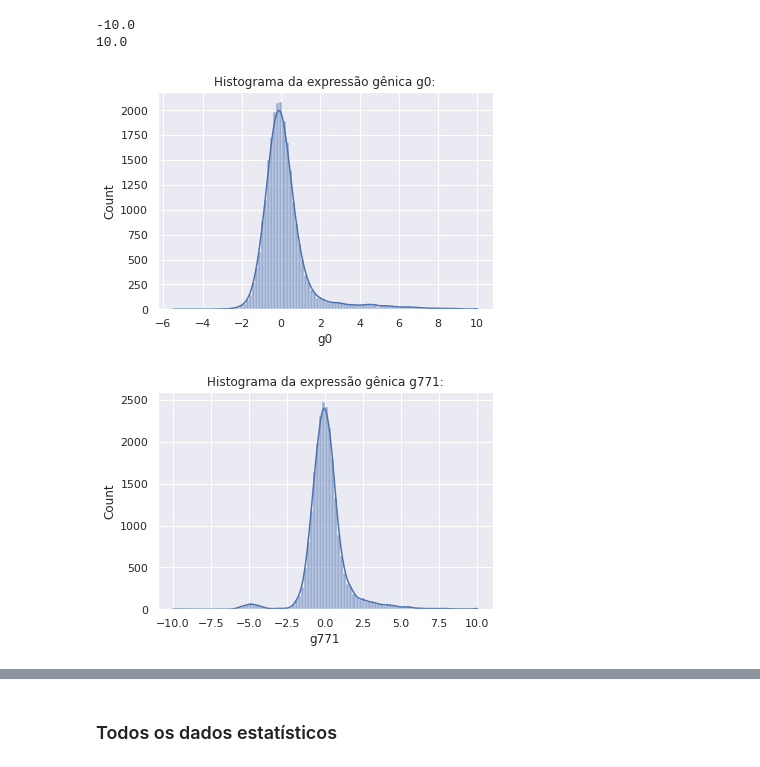
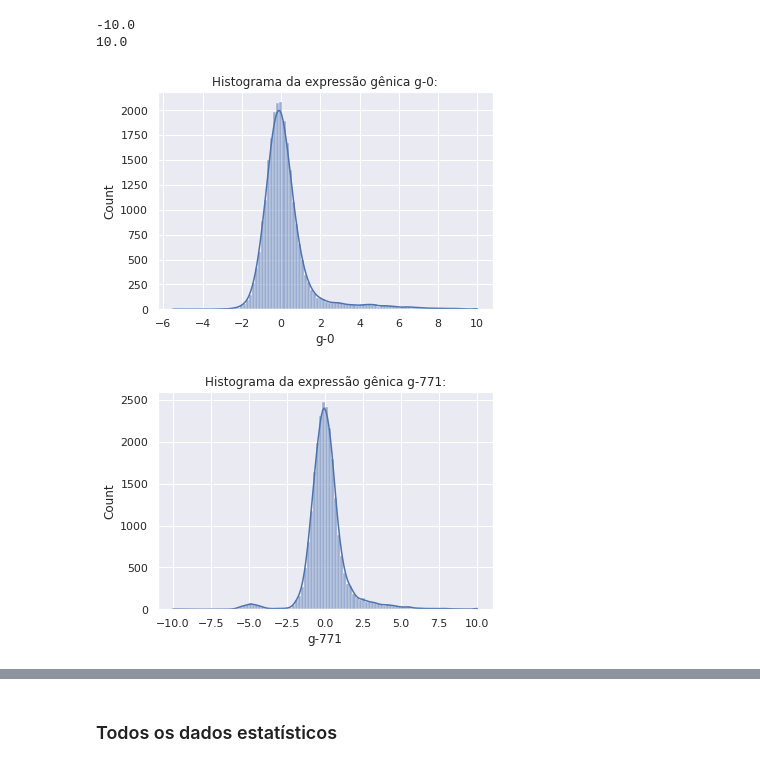
Before and after one commit to jessicasilvacodes/imersao-dados-3-alura, a Jupyter notebook: imersao_dados_alura.ipynb, the cells around one changed output, grey strips where cells are left out. Saved outputs shown, nothing was run; the diff lists cells and outputs as text; code cells hidden in the pictures.

```diff
--- a/imersao_dados_alura.ipynb
+++ b/imersao_dados_alura.ipynb
@@ -76,4 +73,0 @@ Tirar o hífen dos títulos das colunas:
-# %%
-names = dados.columns.tolist()
-names = [item.replace("-", "") for item in names]
-dados.columns = names
@@ -272,14 +250,14 @@ print(dados['g771'].max())
 10.0
 # %%
 plt.figure(figsize=(6, 4))
-ax = sns.histplot(x = 'g0', data = dados, bins = 100, kde = True)
-ax.set_title('Histograma da expressão gênica g0:')
+ax = sns.histplot(x = 'g-0', data = dados, bins = 100, kde = True)
+ax.set_title('Histograma da expressão gênica g-0:')
 plt.show()
 
 plt.figure(figsize=(6, 4))
-ax = sns.histplot(x = 'g771', data = dados, bins = 100, kde = True)
-ax.set_title('Histograma da expressão gênica g771:')
+ax = sns.histplot(x = 'g-771', data = dados, bins = 100, kde = True)
+ax.set_title('Histograma da expressão gênica g-771:')
 plt.show()
 # %% [output]
 [figure]
-[figure, old version]
+[figure, new version]
```
Also changed, not shown: parts of 15 cells of this notebook.
